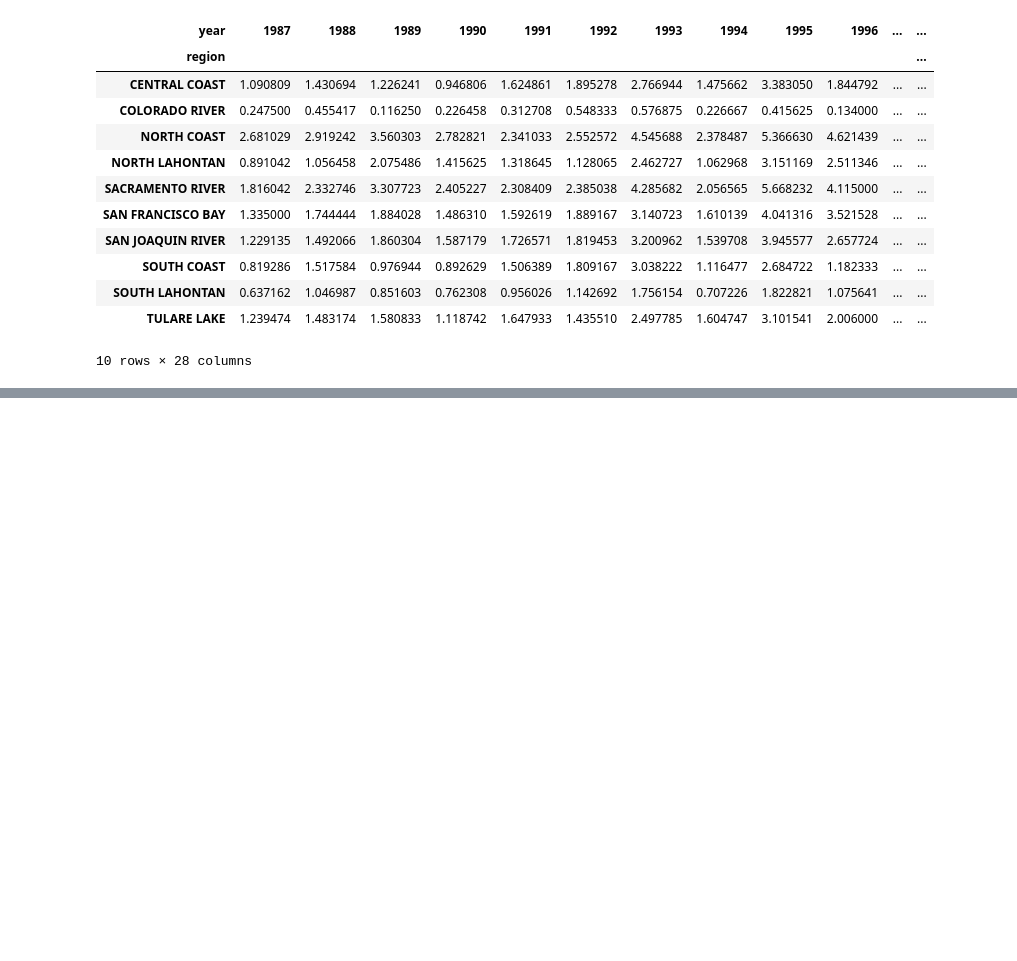
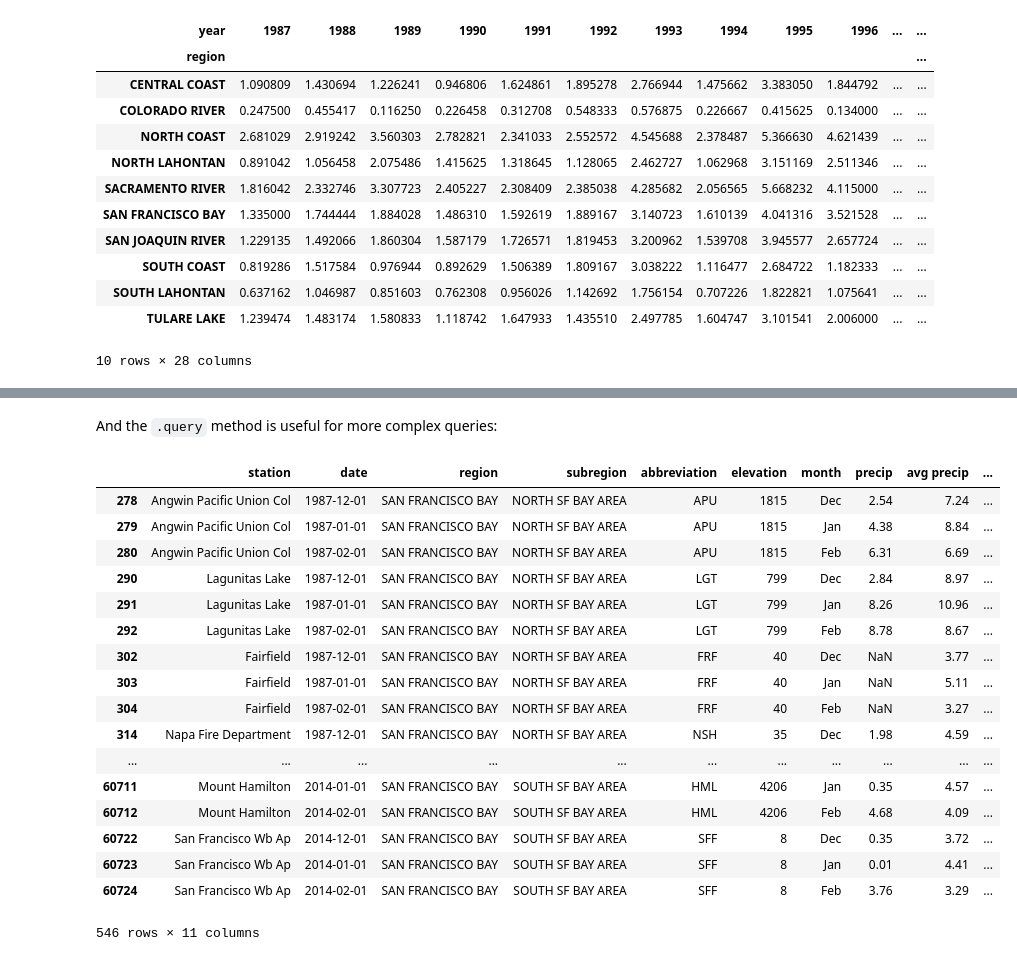
Before and after one commit to jiffyclub/2015-07-06-scipy, a Jupyter notebook: scientific_python/Intro to Pandas.ipynb, the cells around one changed output, grey strips where cells are left out. Drawn from its saved outputs; the diff is of its cells as text; code cells hidden in the pictures; blank space fills up the shorter version.

```diff
--- a/scientific_python/Intro to Pandas.ipynb
+++ b/scientific_python/Intro to Pandas.ipynb
@@ -417,0 +469,23 @@ region_yearly_precip
+# %% [markdown]
+And the `.query` method is useful for more complex queries:
+# %%
+monthly.query('region == "SAN FRANCISCO BAY" and month in ["Dec", "Jan", "Feb"]')
+# %% [output]
+|  | station | date | region | subregion | abbreviation | elevation | month | precip | avg precip | ... |
+| 278 | Angwin Pacific Union Col | 1987-12-01 | SAN FRANCISCO BAY | NORTH SF BAY AREA | APU | 1815 | Dec | 2.54 | 7.24 | ... |
+| 279 | Angwin Pacific Union Col | 1987-01-01 | SAN FRANCISCO BAY | NORTH SF BAY AREA | APU | 1815 | Jan | 4.38 | 8.84 | ... |
+| 280 | Angwin Pacific Union Col | 1987-02-01 | SAN FRANCISCO BAY | NORTH SF BAY AREA | APU | 1815 | Feb | 6.31 | 6.69 | ... |
+| 290 | Lagunitas Lake | 1987-12-01 | SAN FRANCISCO BAY | NORTH SF BAY AREA | LGT | 799 | Dec | 2.84 | 8.97 | ... |
+| 291 | Lagunitas Lake | 1987-01-01 | SAN FRANCISCO BAY | NORTH SF BAY AREA | LGT | 799 | Jan | 8.26 | 10.96 | ... |
+| 292 | Lagunitas Lake | 1987-02-01 | SAN FRANCISCO BAY | NORTH SF BAY AREA | LGT | 799 | Feb | 8.78 | 8.67 | ... |
+| 302 | Fairfield | 1987-12-01 | SAN FRANCISCO BAY | NORTH SF BAY AREA | FRF | 40 | Dec | NaN | 3.77 | ... |
+| 303 | Fairfield | 1987-01-01 | SAN FRANCISCO BAY | NORTH SF BAY AREA | FRF | 40 | Jan | NaN | 5.11 | ... |
+| 304 | Fairfield | 1987-02-01 | SAN FRANCISCO BAY | NORTH SF BAY AREA | FRF | 40 | Feb | NaN | 3.27 | ... |
+| 314 | Napa Fire Department | 1987-12-01 | SAN FRANCISCO BAY | NORTH SF BAY AREA | NSH | 35 | Dec | 1.98 | 4.59 | ... |
+| ... | ... | ... | ... | ... | ... | ... | ... | ... | ... | ... |
+| 60711 | Mount Hamilton | 2014-01-01 | SAN FRANCISCO BAY | SOUTH SF BAY AREA | HML | 4206 | Jan | 0.35 | 4.57 | ... |
+| 60712 | Mount Hamilton | 2014-02-01 | SAN FRANCISCO BAY | SOUTH SF BAY AREA | HML | 4206 | Feb | 4.68 | 4.09 | ... |
+| 60722 | San Francisco Wb Ap | 2014-12-01 | SAN FRANCISCO BAY | SOUTH SF BAY AREA | SFF | 8 | Dec | 0.35 | 3.72 | ... |
+| 60723 | San Francisco Wb Ap | 2014-01-01 | SAN FRANCISCO BAY | SOUTH SF BAY AREA | SFF | 8 | Jan | 0.01 | 4.41 | ... |
+| 60724 | San Francisco Wb Ap | 2014-02-01 | SAN FRANCISCO BAY | SOUTH SF BAY AREA | SFF | 8 | Feb | 3.76 | 3.29 | ... |
+546 rows × 11 columns
```
Also changed, not shown: parts of 6 cells of this notebook.
